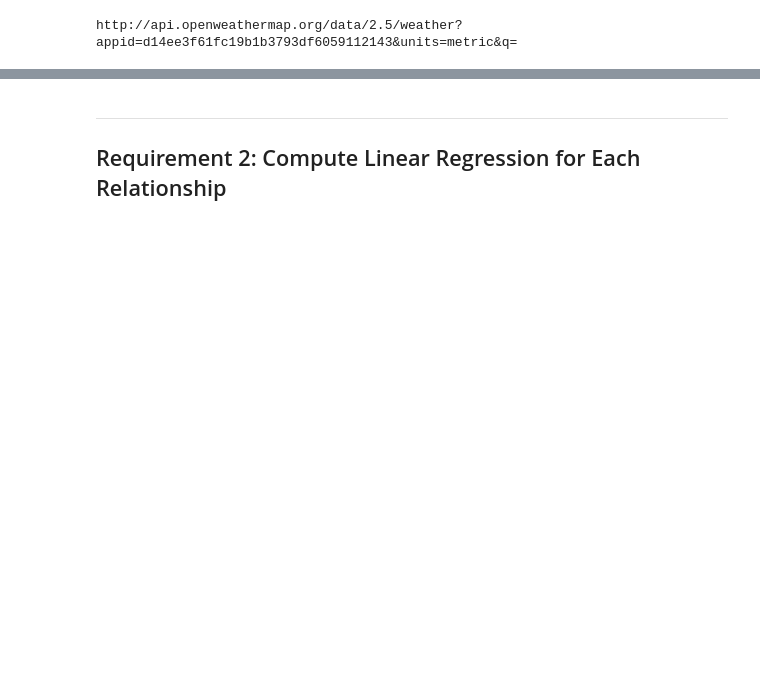
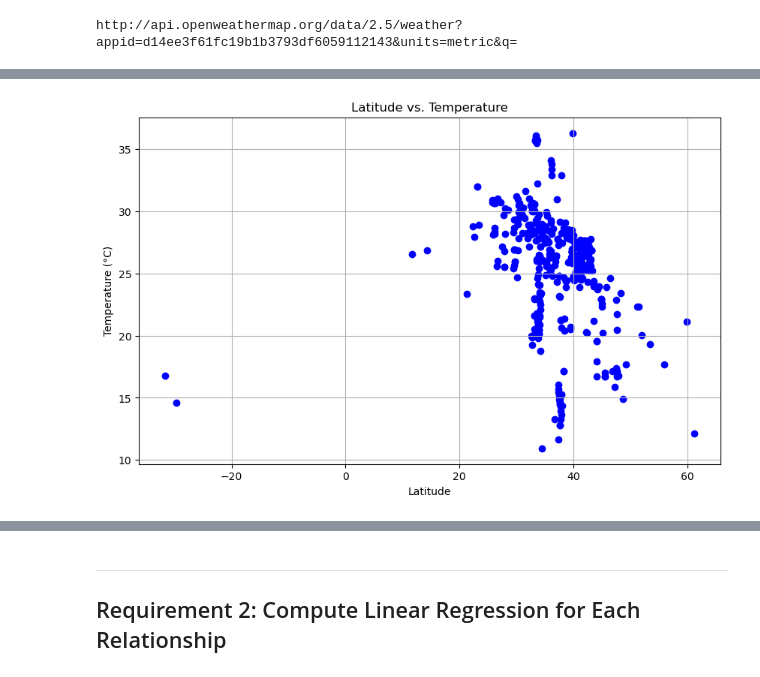
Before and after one commit to aparajita-code/python-api-challenge, a Jupyter notebook: WeatherPy/WeatherPy.ipynb, the cells around one changed output, grey strips where cells are left out. Cells and saved outputs as stored; diff of their text form; code cells hidden in the pictures; blank space fills up the shorter version.

```diff
--- a/WeatherPy/WeatherPy.ipynb
+++ b/WeatherPy/WeatherPy.ipynb
@@ -340,0 +430,16 @@ plt.show()
+# %%
+# Create scatter plot (Latitude vs Temparature)
+plt.figure(figsize=(10, 6))
+plt.scatter(weather_data['lat'], weather_data['temp'], color='blue', marker='o')
+
+# Add titles and labels
+plt.title('Latitude vs. Temperature')
+plt.xlabel('Latitude')
+plt.ylabel('Temperature (°C)')
+
+# Show plot
+plt.grid(True)
+plt.savefig("output_data/solution1.png")
+plt.show()
+# %% [output]
+[figure, added]
```
Also changed, not shown: parts of 28 cells of this notebook, 5 other files.
